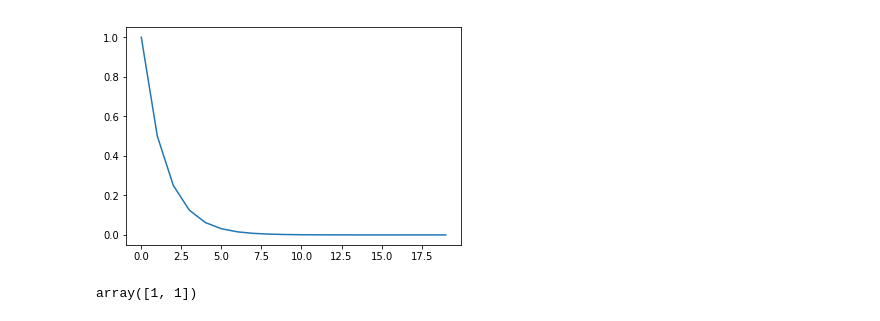
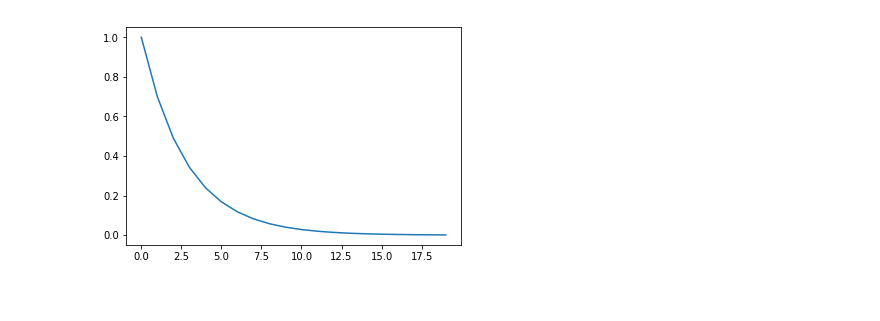
Before and after one commit to BeyondCloud/FUJI_Graphic_EQ, a Jupyter notebook: Iterative Formant Filtering.ipynb, the cells around one changed output. Cells and saved outputs as stored; diff of their text form; code cells hidden in the pictures.

Commit message:
done gender diff synthesis

```diff
--- a/Iterative Formant Filtering.ipynb
+++ b/Iterative Formant Filtering.ipynb
@@ -16,11 +16,11 @@ frame_period = 10
 _NFFT_ = 8192
 fs = 44100
 HOP_LEN = int(44100/(1000/frame_period))
-freq_range = 800
+freq_range = 1000
 
 # use for smooth envelope's tail
 fade_len = 20
-fade_kernel =0.5**np.arange(20)
+fade_kernel =0.7**np.arange(20)
 mirror_N =  50
 def plot_power_spec(x,title='Fig',nfft=_NFFT_):
     k = np.arange(nfft)
@@ -44,7 +44,10 @@ def get_peak_idx(seg_A,seg_B,distA=20,distB=20):
 #     seg_B[0] = max(seg_B)
 
     peaks_A, _ = find_peaks(seg_A, distance=distA)
-    peaks_B, _ = find_peaks(seg_B, distance=distB)
+
+    #distance=distA: this is not bug, let peaks_B follow A's pitch have better result
+    peaks_B, _ = find_peaks(seg_B, distance=distA)
+
     return peaks_A,peaks_B
 def getCurveLog(seg_A,seg_B,peaks_A,peaks_B):
 
@@ -56,41 +59,40 @@ def getCurveLog(seg_A,seg_B,peaks_A,peaks_B):
 
 
 #     c1 = scipy.interpolate.BSpline(peaks_A,seg_A[peaks_A],2)(range(freq_range))
 #     c2 = scipy.interpolate.BSpline(peaks_B,seg_B[peaks_B],2)(range(freq_range))
 #     c1 = scipy.interpolate.spline(peaks_A,seg_A[peaks_A],range(mirror_N,freq_range+mirror_N))
 #     c2 = scipy.interpolate.spline(peaks_B,seg_B[peaks_B],range(mirror_N,freq_range+mirror_N))
 
     c1 = scipy.interpolate.spline(peaks_A,seg_A[peaks_A],range(freq_range))
+
     c2 = scipy.interpolate.spline(peaks_B,seg_B[peaks_B],range(freq_range))
 
 
 #     c1 = c1[mirror_N+1:]
 #     c2 = c2[mirror_N+1:]
     del_c = c2-c1
     del_c[-fade_len:] *= fade_kernel
-    curveLog = np.power(10,del_c)
+#     del_c[:fade_len] *= fade_kernel[::-1]
+
+    curve = np.power(10,del_c)
+    curve[:peaks_A[1]] = 1
 #     print(curveLog[-5:])
-    return curveLog,c1,c2
+    return curve,c1,c2
 def amp2db(x):
     return 20 * np.log10(np.maximum(1e-5, x))
 def db2amp(x):
     return np.power(10.0, x * 0.05)
 def modify_specEnv(X,curve):
     assert(X.shape[0] ==len(curve))
     _X = cp.copy(X)
     for i in range(_X.shape[1]):
         _X[:,i] *= curve
     return _X
 
 plt.plot(fade_kernel)
 plt.show()
 # %% [output]
-[figure, old version]
+[figure, new version]
-# %%
-a = [1,2,3]
-np.diff(a)
-# %% [output]
-array([1, 1])
 # %%
 x,fs = sf.read('my_a.wav')
 f0, t = pw.dio(x, fs)
```
Also changed, not shown: parts of 7 cells of this notebook.
